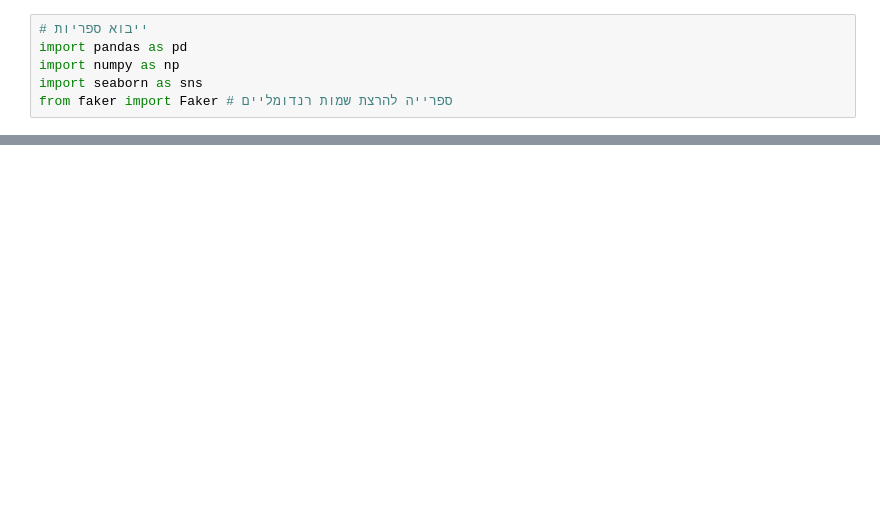
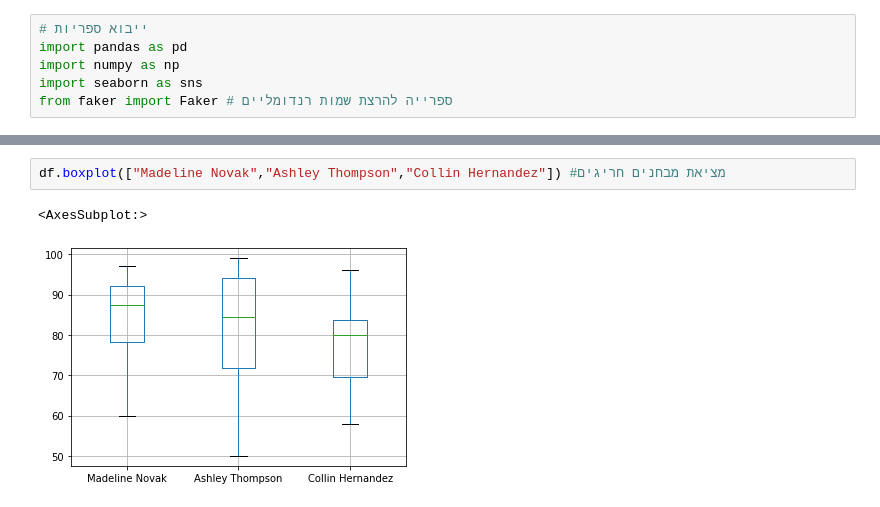
Before and after one commit to TomerHason/Tomer-Projects, a Jupyter notebook: new.ipynb, the cells around one changed output, grey strips where cells are left out. Saved outputs shown, nothing was run; the diff lists cells and outputs as text; blank space fills up the shorter version.

```diff
--- a/new.ipynb
+++ b/new.ipynb
@@ -75,3 +81,8 @@ df.mean().hist()  # התפלגות ממוצע הציונים
+# %%
+df.boxplot(["Madeline Novak","Ashley Thompson","Collin Hernandez"]) #מציאת מבחנים חריגים
+# %% [output]
+<AxesSubplot:>
+[figure, added]
 # %%
 df_T = df.T # שחלוף קובץ הנתונים
 
```
Also changed, not shown: parts of 10 cells of this notebook.
